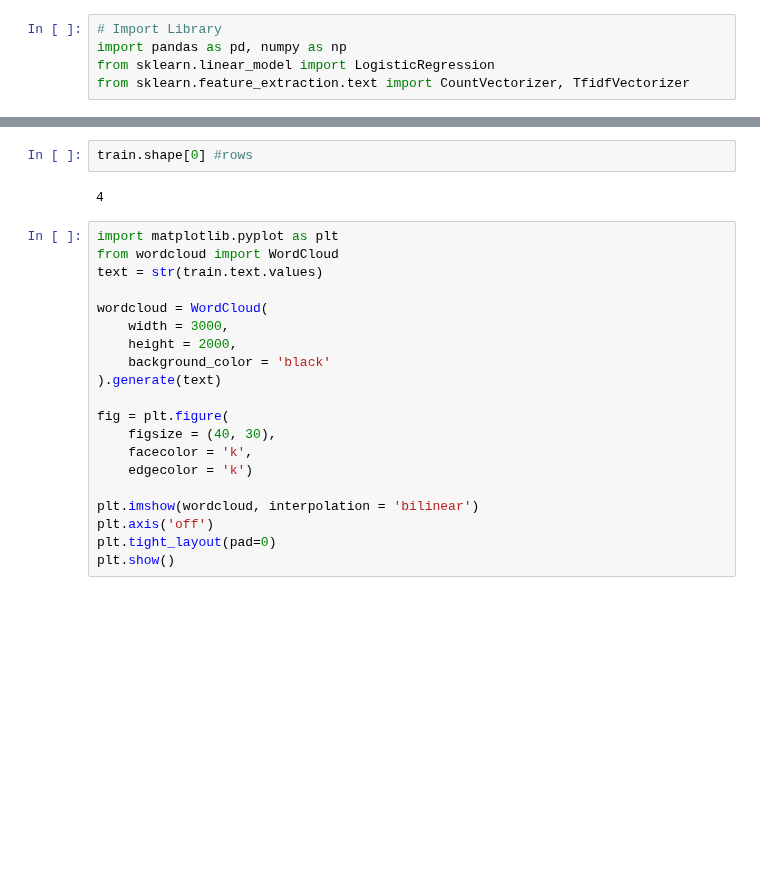
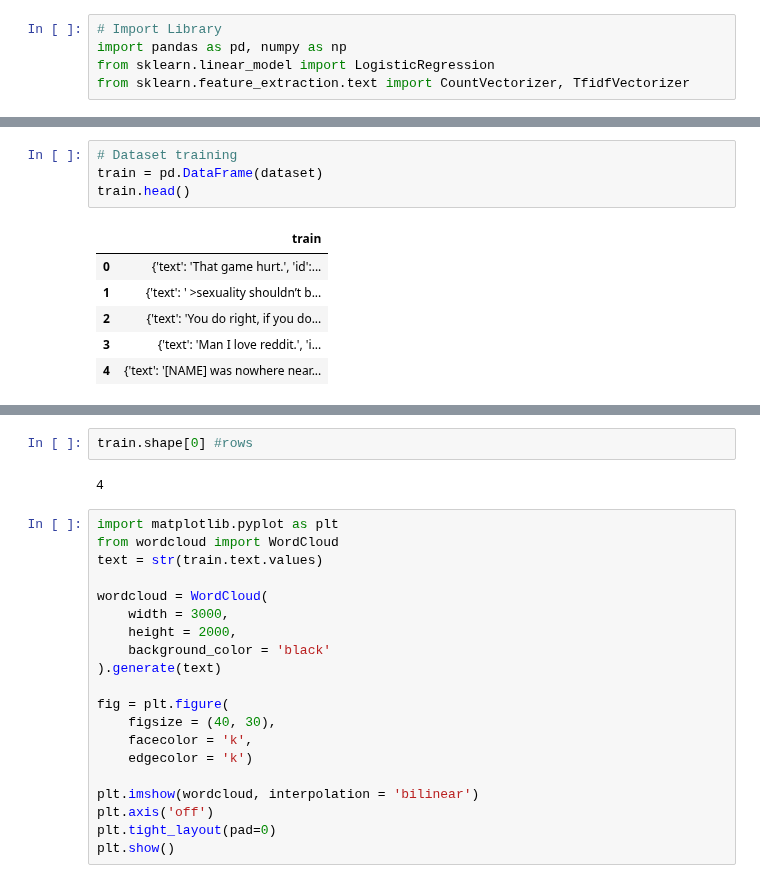
Before and after one commit to Kelompok-Achiera/Multi-Label-Emotion-Classification, a Jupyter notebook: sourcecode-1.ipynb, the cells around one changed output, grey strips where cells are left out. Saved outputs shown, nothing was run; the diff lists cells and outputs as text; blank space fills up the shorter version.

Commit message:
Coba olah dataset dari library datasets & fix bug

```diff
--- a/sourcecode-1.ipynb
+++ b/sourcecode-1.ipynb
@@ -19,2 +6,13 @@ train.head()
+# %%
+# Dataset training
+train = pd.DataFrame(dataset)
+train.head()
+# %% [output]
+|  | train |
+| 0 | {'text': 'That game hurt.', 'id':... |
+| 1 | {'text': ' >sexuality shouldn’t b... |
+| 2 | {'text': 'You do right, if you do... |
+| 3 | {'text': 'Man I love reddit.', 'i... |
+| 4 | {'text': '[NAME] was nowhere near... |
 # %%
 train.describe()
```
Also changed, not shown: parts of 5 cells of this notebook.
